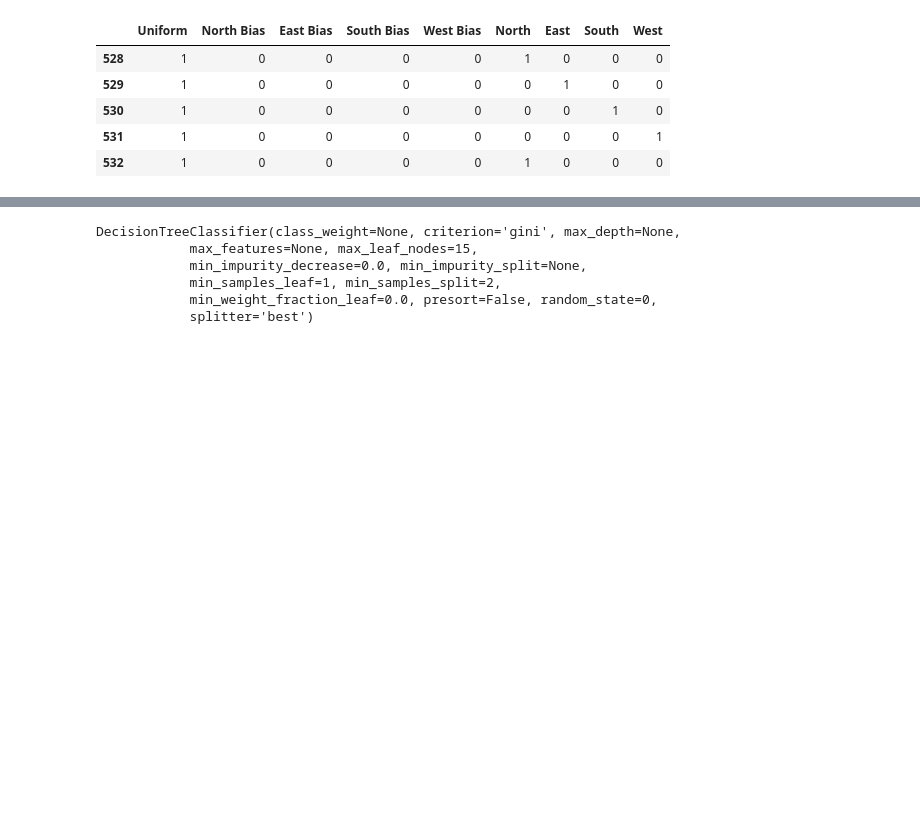
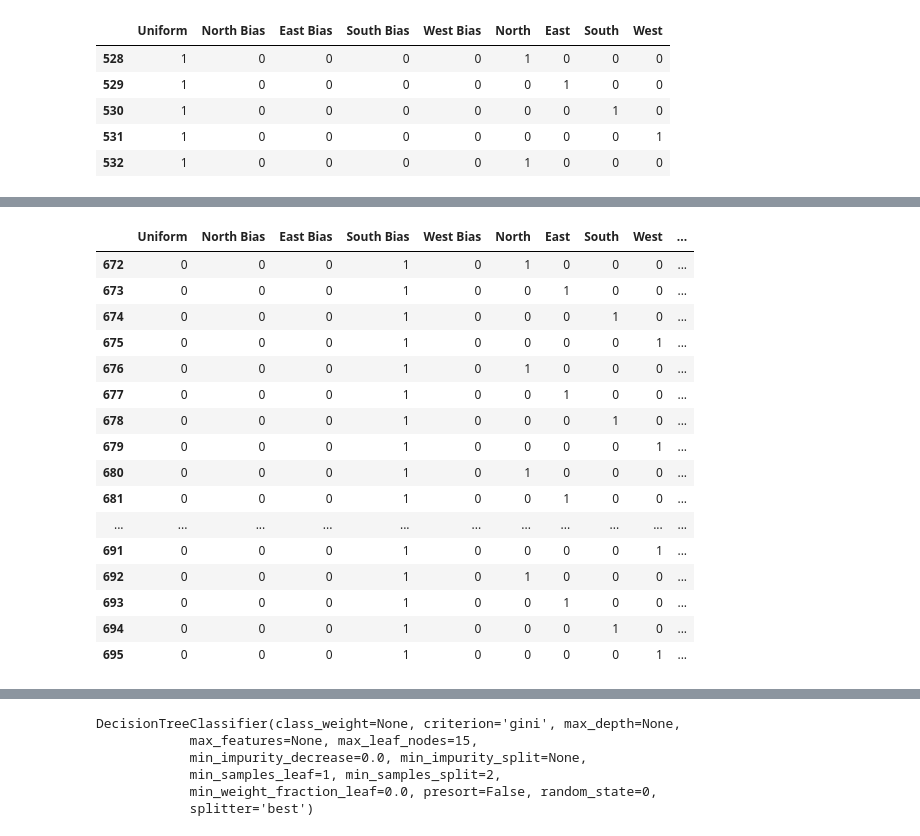
Before and after one commit to pezLyfe/EnergyEfficiency, a Jupyter notebook: EnergyEfficiency_Latest.ipynb, the cells around one changed output, grey strips where cells are left out. Saved outputs shown, nothing was run; the diff lists cells and outputs as text; code cells hidden in the pictures; blank space fills up the shorter version.

```diff
--- a/EnergyEfficiency_Latest.ipynb
+++ b/EnergyEfficiency_Latest.ipynb
@@ -391,0 +442,20 @@ finalDF.head()
+# %%
+south
+# %% [output]
+|  | Uniform | North Bias | East Bias | South Bias | West Bias | North | East | South | West | ... |
+| 672 | 0 | 0 | 0 | 1 | 0 | 1 | 0 | 0 | 0 | ... |
+| 673 | 0 | 0 | 0 | 1 | 0 | 0 | 1 | 0 | 0 | ... |
+| 674 | 0 | 0 | 0 | 1 | 0 | 0 | 0 | 1 | 0 | ... |
+| 675 | 0 | 0 | 0 | 1 | 0 | 0 | 0 | 0 | 1 | ... |
+| 676 | 0 | 0 | 0 | 1 | 0 | 1 | 0 | 0 | 0 | ... |
+| 677 | 0 | 0 | 0 | 1 | 0 | 0 | 1 | 0 | 0 | ... |
+| 678 | 0 | 0 | 0 | 1 | 0 | 0 | 0 | 1 | 0 | ... |
+| 679 | 0 | 0 | 0 | 1 | 0 | 0 | 0 | 0 | 1 | ... |
+| 680 | 0 | 0 | 0 | 1 | 0 | 1 | 0 | 0 | 0 | ... |
+| 681 | 0 | 0 | 0 | 1 | 0 | 0 | 1 | 0 | 0 | ... |
+| ... | ... | ... | ... | ... | ... | ... | ... | ... | ... | ... |
+| 691 | 0 | 0 | 0 | 1 | 0 | 0 | 0 | 0 | 1 | ... |
+| 692 | 0 | 0 | 0 | 1 | 0 | 1 | 0 | 0 | 0 | ... |
+| 693 | 0 | 0 | 0 | 1 | 0 | 0 | 1 | 0 | 0 | ... |
+| 694 | 0 | 0 | 0 | 1 | 0 | 0 | 0 | 1 | 0 | ... |
+| 695 | 0 | 0 | 0 | 1 | 0 | 0 | 0 | 0 | 1 | ... |
```
Also changed, not shown: parts of 11 cells of this notebook.
